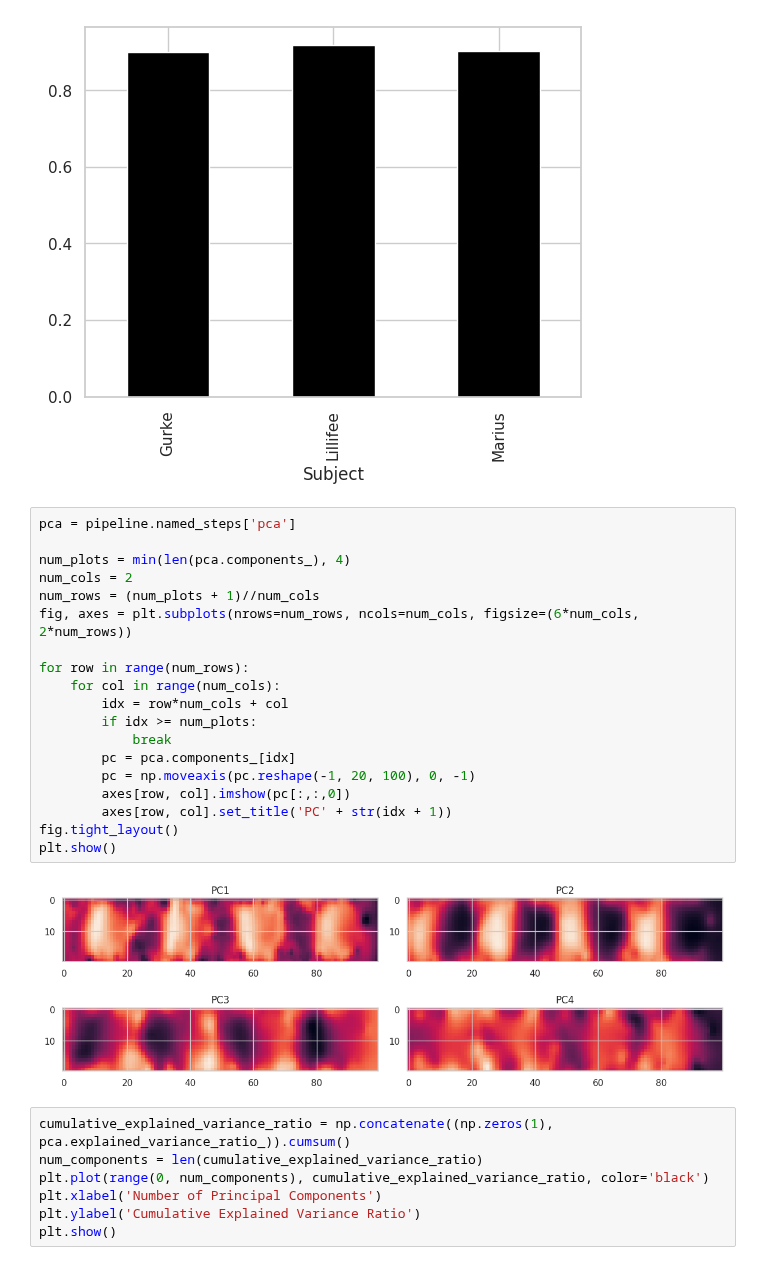
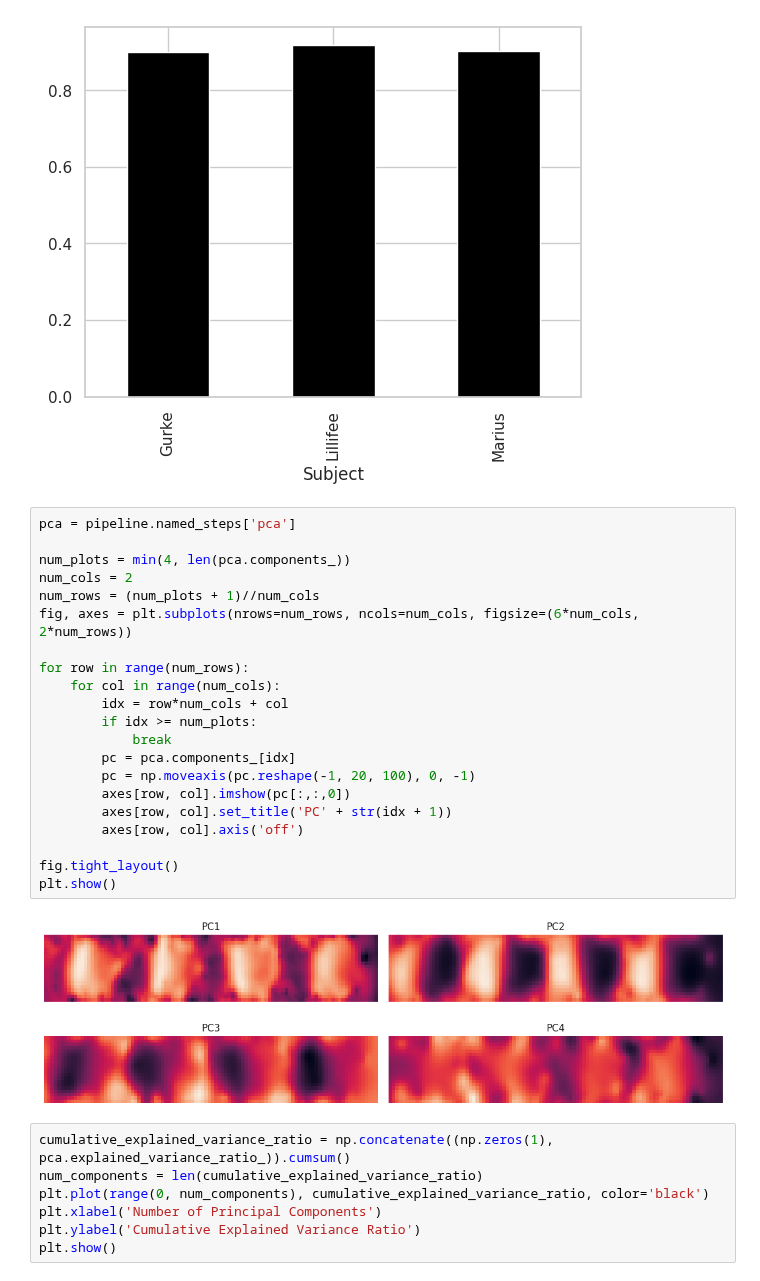
Before and after one commit to TimBerti/ssvep-cvd, a Jupyter notebook: notebooks/svm_eval.ipynb, the cells around one changed output. Saved outputs shown, nothing was run; the diff lists cells and outputs as text.

```diff
--- a/notebooks/svm_eval.ipynb
+++ b/notebooks/svm_eval.ipynb
@@ -84,24 +82,26 @@ AUC ROC: 0.97
 # %%
 pca = pipeline.named_steps['pca']
 
-num_plots = min(len(pca.components_), 4)
+num_plots = min(4, len(pca.components_))
 num_cols = 2
 num_rows = (num_plots + 1)//num_cols
 fig, axes = plt.subplots(nrows=num_rows, ncols=num_cols, figsize=(6*num_cols, 2*num_rows))
 
 for row in range(num_rows):
     for col in range(num_cols):
         idx = row*num_cols + col
         if idx >= num_plots:
             break
         pc = pca.components_[idx]
         pc = np.moveaxis(pc.reshape(-1, 20, 100), 0, -1)
         axes[row, col].imshow(pc[:,:,0])
         axes[row, col].set_title('PC' + str(idx + 1))
+        axes[row, col].axis('off')
+
 fig.tight_layout()
 plt.show()
 # %% [output]
-[figure, old version]
+[figure, new version]
 # %%
 cumulative_explained_variance_ratio = np.concatenate((np.zeros(1), pca.explained_variance_ratio_)).cumsum()
 num_components = len(cumulative_explained_variance_ratio)
```
Also changed, not shown: parts of 5 cells of this notebook, 8 other files.
